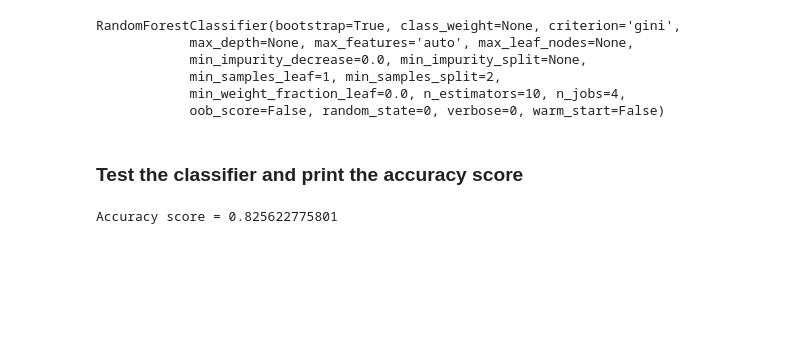
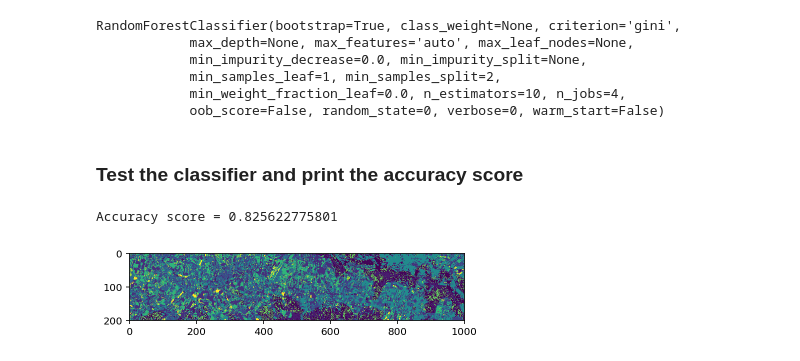
Before and after one commit to W-i-Z-o/WBS, a Jupyter notebook: Übung1/WBS_P-Übung1.ipynb, the cells around one changed output. Cells and saved outputs as stored; diff of their text form; code cells hidden in the pictures; blank space fills up the shorter version.

Commit message:
Show image from our classified data

```diff
--- a/Übung1/WBS_P-Übung1.ipynb
+++ b/Übung1/WBS_P-Übung1.ipynb
@@ -62,6 +62,11 @@ for i in range(len(datadict["yi"][0])):
     pixels_eval.append(features_eval)
 
 #print(pixels_eval[0])
+
+image_pixels = []
+for i in range(200000):
+    image_pixels_feature = [row[i] for row in datadict["Im"]]
+    image_pixels.append(image_pixels_feature)
 # %% [markdown]
 ### Show first pixels features
 # %%
@@ -137,3 +143,15 @@ y_pred=model_rf.predict(pixels_eval)
 print("Accuracy score =", accuracy_score(datadict["ly"][0], y_pred))
 # %% [output]
 Accuracy score = 0.825622775801
+# %%
+image_classes = model_rf.predict(image_pixels)
+
+image_colors = []
+for i in range(len(image_classes)):
+    image_colors.append(datadict["cm"][0][int(image_classes[i])])
+
+image_to_show = np.asarray(image_colors).reshape((200, 1000))
+plt.imshow(image_to_show)
+plt.show()
+# %% [output]
+[figure, added]
```
Also changed, not shown: parts of 2 cells of this notebook.
